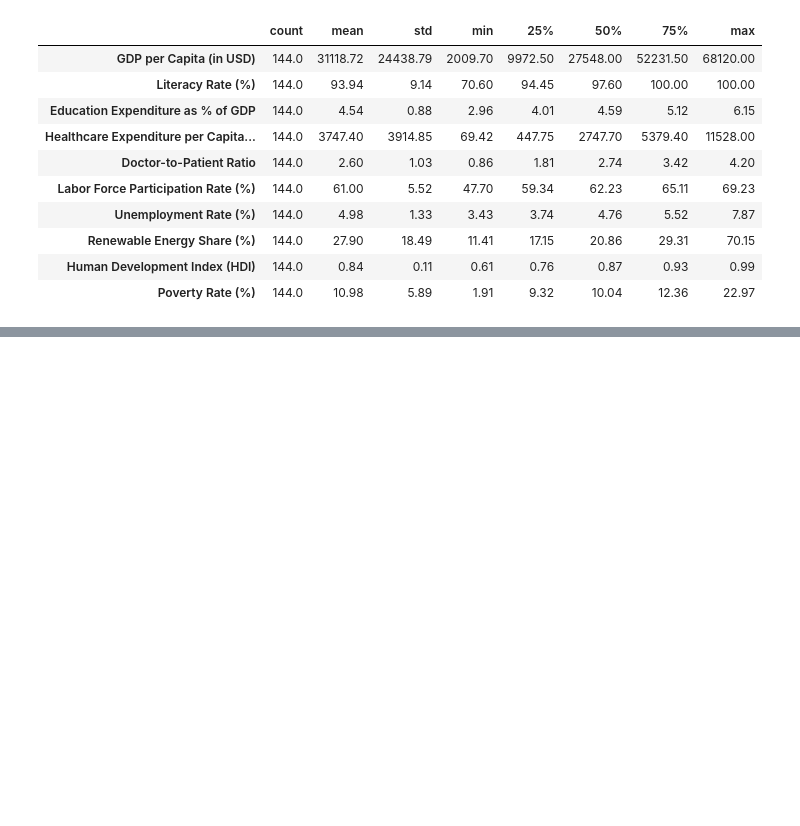
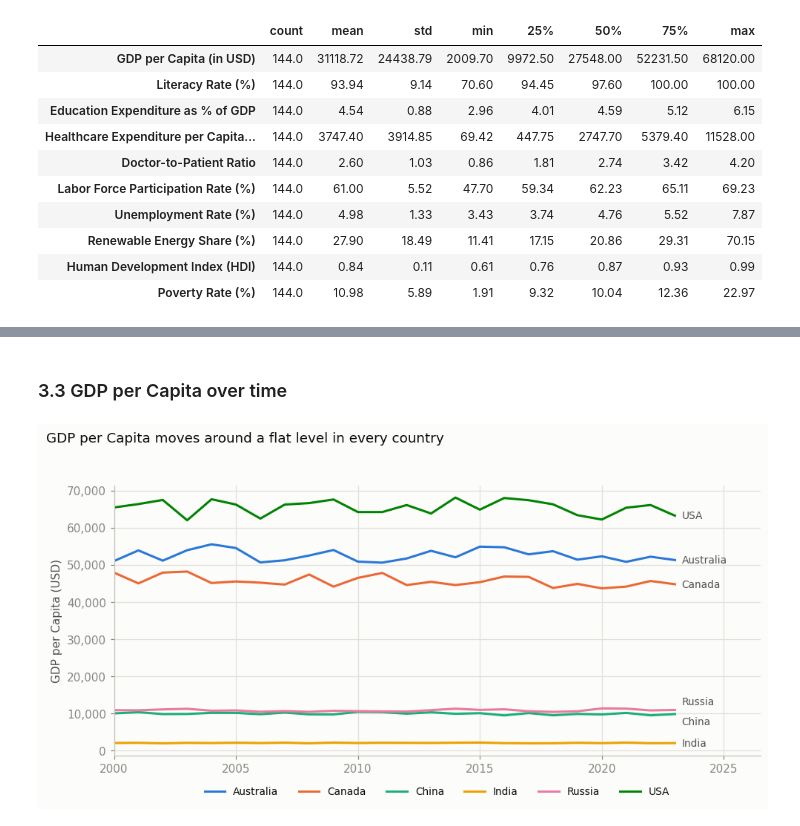
Before and after one commit to aaronawsg/capstone, a Jupyter notebook: Capstone_Economics_Analysis.ipynb, the cells around one changed output, grey strips where cells are left out. Cells and saved outputs as stored; diff of their text form; code cells hidden in the pictures; blank space fills up the shorter version.

```diff
--- a/Capstone_Economics_Analysis.ipynb
+++ b/Capstone_Economics_Analysis.ipynb
@@ -225,0 +293,20 @@ df[KEY].describe().T.round(2)
+# %% [markdown]
+### 3.3 GDP per Capita over time
+# %%
+END_NUDGE = {"Russia": 7, "China": -7}  # keeps the two close end labels apart
+
+fig, ax = plt.subplots(figsize=(9, 4.8))
+for c in COUNTRIES:
+    g = df[df["Country"] == c]
+    ax.plot(g["Year"], g[TARGET], color=COUNTRY_COLOR[c], lw=2, label=c)
+    ax.annotate(c, (g["Year"].iloc[-1], g[TARGET].iloc[-1]), xytext=(6, END_NUDGE.get(c, 0)),
+                textcoords="offset points", va="center", fontsize=9, color=INK2)
+ax.set_xlim(2000, 2026.5)
+ax.yaxis.set_major_formatter(thousands)
+ax.set_ylabel("GDP per Capita (USD)")
+ax.legend(ncol=6, frameon=False, loc="upper center", bbox_to_anchor=(0.5, -0.08), fontsize=9)
+fig.suptitle("GDP per Capita moves around a flat level in every country", x=0.01, ha="left", fontsize=12, color=INK)
+fig.tight_layout(rect=[0, 0, 1, 0.94])
+plt.show()
+# %% [output]
+[figure, added]
```
Also changed, not shown: parts of 12 cells of this notebook.
